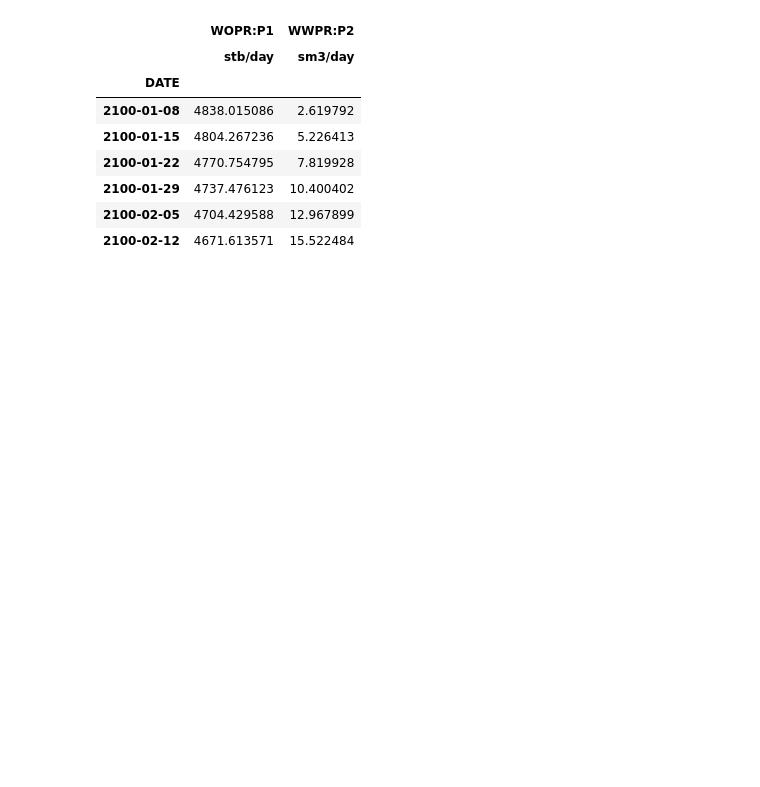
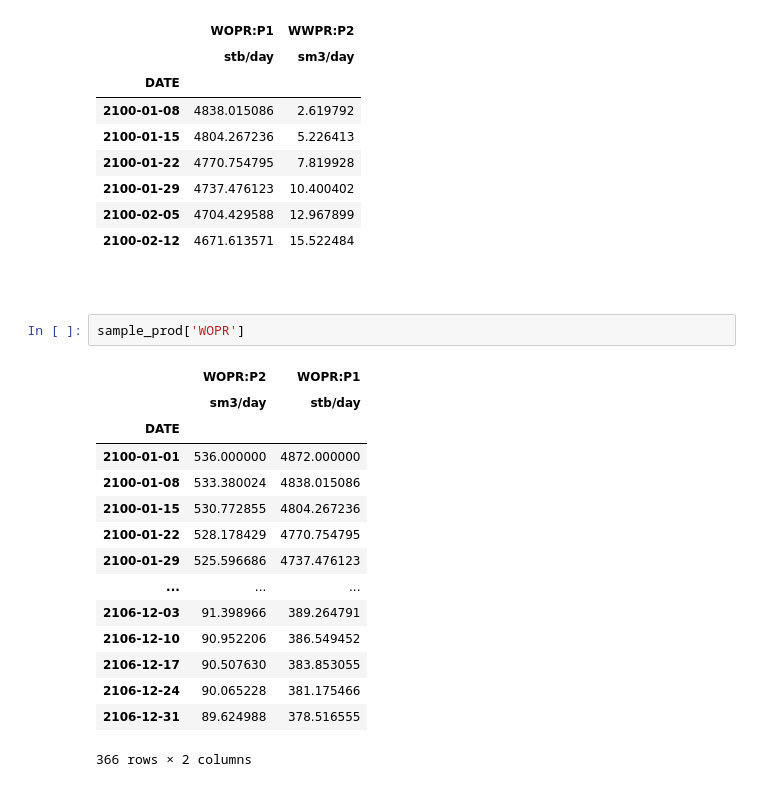
Before and after one commit to ayaranitram/simpandas, a Jupyter notebook: simpandas_demo.ipynb, the cells around one changed output. Drawn from its saved outputs; the diff is of its cells as text; blank space fills up the shorter version.

```diff
--- a/simpandas_demo.ipynb
+++ b/simpandas_demo.ipynb
@@ -615,3 +617,21 @@ sample_prod.iloc[1:7,[0, 4]]
 | 2100-02-12 | 4671.613571 | 15.522484 |
 # %% [markdown]
 ##
+# %%
+sample_prod['WOPR']
+# %% [output]
+|  | WOPR:P2 | WOPR:P1 |
+|  | sm3/day | stb/day |
+| DATE |  |  |
+| 2100-01-01 | 536.000000 | 4872.000000 |
+| 2100-01-08 | 533.380024 | 4838.015086 |
+| 2100-01-15 | 530.772855 | 4804.267236 |
+| 2100-01-22 | 528.178429 | 4770.754795 |
+| 2100-01-29 | 525.596686 | 4737.476123 |
+| ... | ... | ... |
+| 2106-12-03 | 91.398966 | 389.264791 |
+| 2106-12-10 | 90.952206 | 386.549452 |
+| 2106-12-17 | 90.507630 | 383.853055 |
+| 2106-12-24 | 90.065228 | 381.175466 |
+| 2106-12-31 | 89.624988 | 378.516555 |
+366 rows × 2 columns
```
Also changed, not shown: parts of 7 cells of this notebook, 3 other files.
